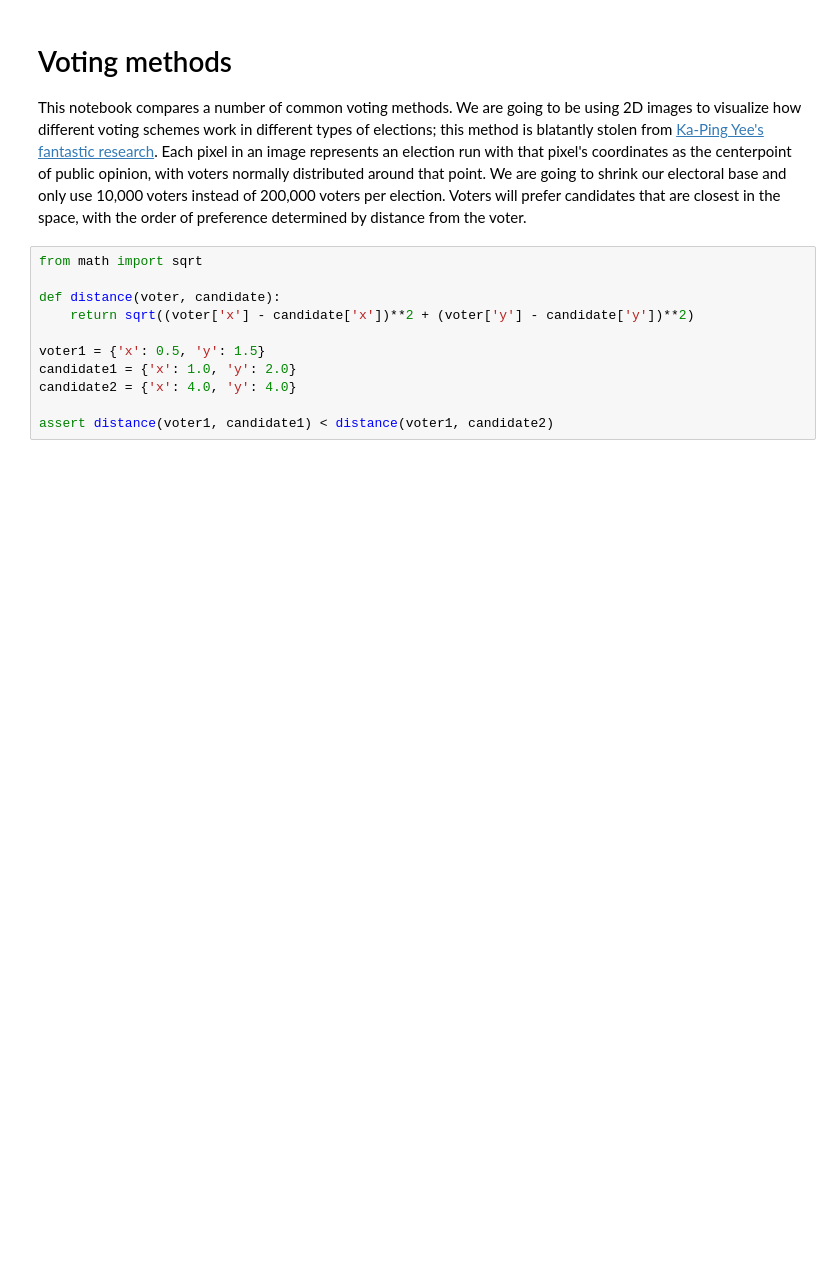
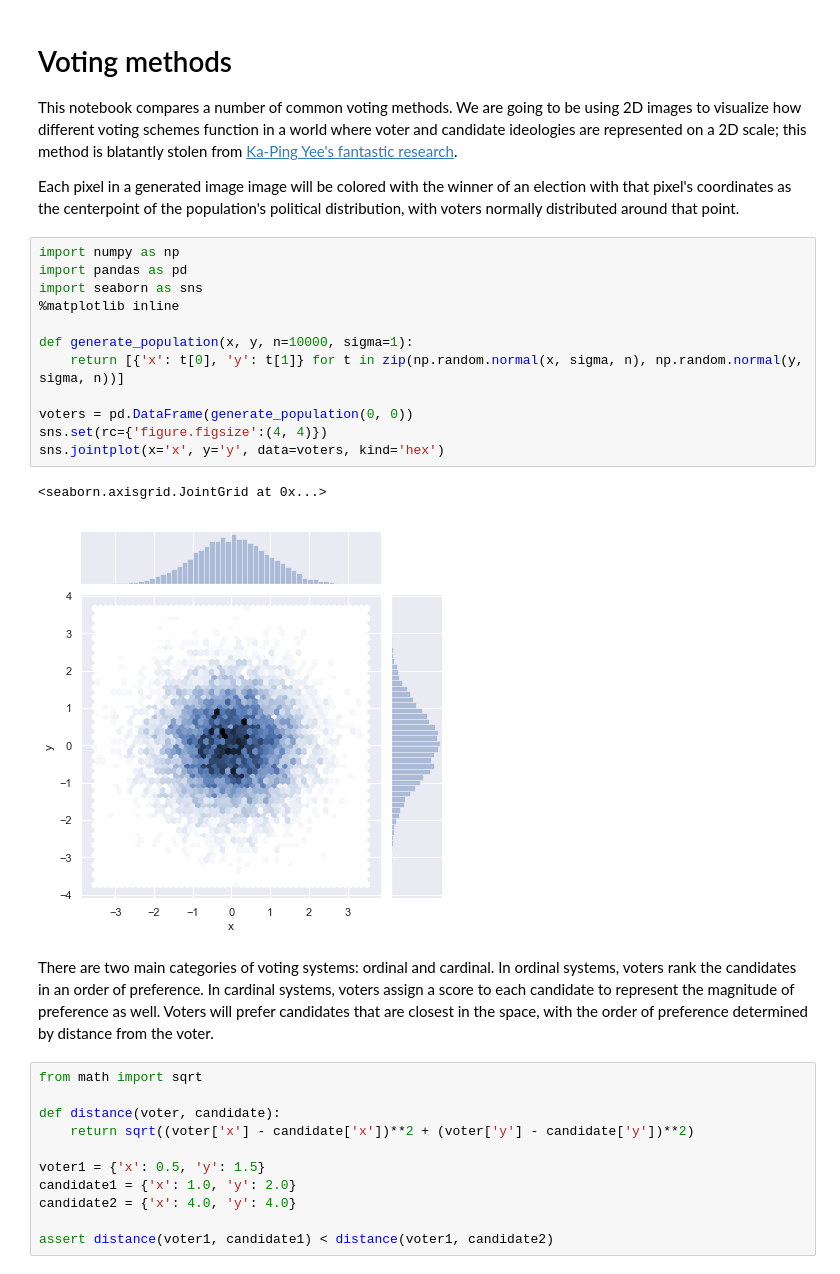
Before and after one commit to atvaccaro/politics, a Jupyter notebook: voting.ipynb, the cells around one changed output. Drawn from its saved outputs; the diff is of its cells as text; blank space fills up the shorter version.

```diff
--- a/voting.ipynb
+++ b/voting.ipynb
@@ -1,7 +1,26 @@
 # %% [markdown]
 # Voting methods
 
-This notebook compares a number of common voting methods. We are going to be using 2D images to visualize how different voting schemes work in different types of elections; this method is blatantly stolen from [Ka-Ping Yee's fantastic research](http://zesty.ca/voting/sim/). Each pixel in an image represents an election run with that pixel's coordinates as the centerpoint of public opinion, with voters normally distributed around that point. We are going to shrink our electoral base and only use 10,000 voters instead of 200,000 voters per election. Voters will prefer candidates that are closest in the space, with the order of preference determined by distance from the voter.
+This notebook compares a number of common voting methods. We are going to be using 2D images to visualize how different voting schemes function in a world where voter and candidate ideologies are represented on a 2D scale; this method is blatantly stolen from [Ka-Ping Yee's fantastic research](http://zesty.ca/voting/sim/).
+
+Each pixel in a generated image image will be colored with the winner of an election with that pixel's coordinates as the centerpoint of the population's political distribution, with voters normally distributed around that point.
+# %%
+import numpy as np
+import pandas as pd
+import seaborn as sns
+%matplotlib inline
+
+def generate_population(x, y, n=10000, sigma=1):
+    return [{'x': t[0], 'y': t[1]} for t in zip(np.random.normal(x, sigma, n), np.random.normal(y, sigma, n))]
+
+voters = pd.DataFrame(generate_population(0, 0))
+sns.set(rc={'figure.figsize':(4, 4)})
+sns.jointplot(x='x', y='y', data=voters, kind='hex')
+# %% [output]
+<seaborn.axisgrid.JointGrid at 0x...>
+[figure, added]
+# %% [markdown]
+There are two main categories of voting systems: ordinal and cardinal. In ordinal systems, voters rank the candidates in an order of preference. In cardinal systems, voters assign a score to each candidate to represent the magnitude of preference as well. Voters will prefer candidates that are closest in the space, with the order of preference determined by distance from the voter.
 # %%
 from math import sqrt
 
```
Also changed, not shown: parts of 5 cells of this notebook.
